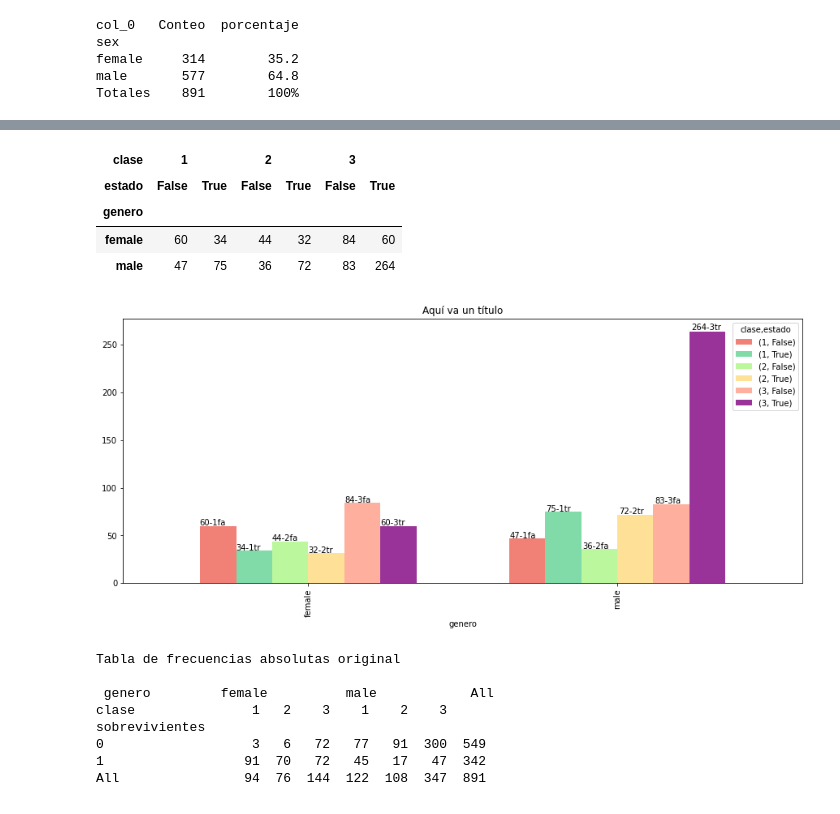
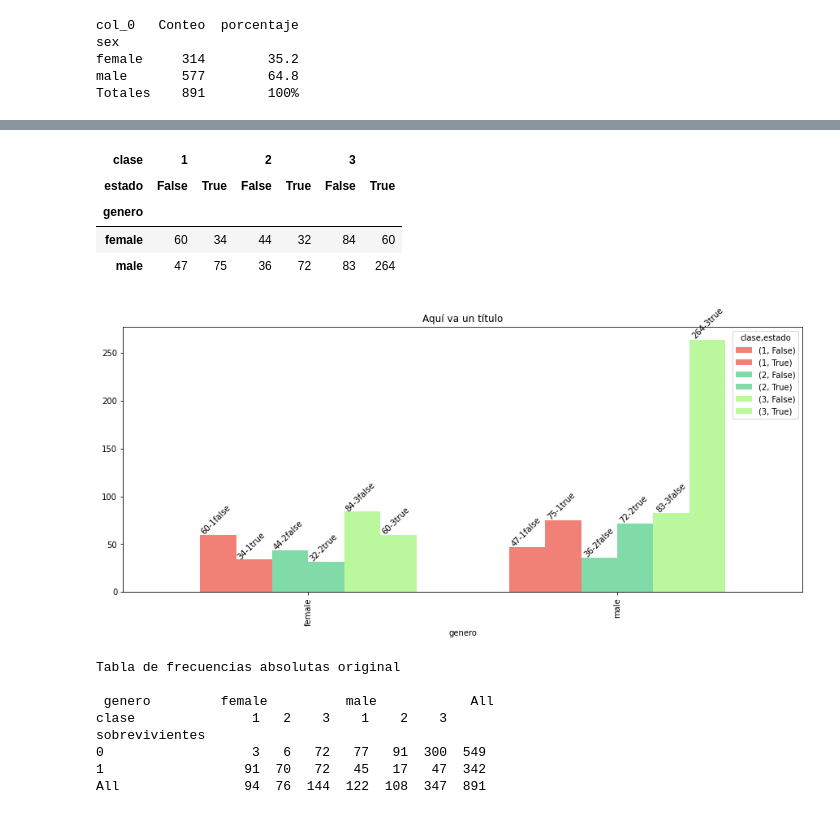
Before and after one commit to armandovl/funciones_descriptiva, a Jupyter notebook: tablas_distribucion_frecuencia_funcion_grafico.ipynb, the cells around one changed output, grey strips where cells are left out. Saved outputs shown, nothing was run; the diff lists cells and outputs as text; code cells hidden in the pictures.

```diff
--- a/tablas_distribucion_frecuencia_funcion_grafico.ipynb
+++ b/tablas_distribucion_frecuencia_funcion_grafico.ipynb
@@ -105,45 +106,40 @@ frec_ab
 #eliminar columnas totales ,solo una vez
 #frec_ab=frec_ab.drop(["total_columnas"],axis=0)
 #frec_ab=frec_ab.drop(["total_filas"],axis=1)
 
 ax=frec_ab.plot(kind="bar", #barh para horizontal
         title="Aquí va un título",
         alpha=0.8, #nivel de transparencia
         width=0.7, #ancho de las barras
         figsize=(15,6), #tamaño de la figura
         subplots=False, #poner True para dividir en varios gráficos
-        color=["#EE6055","#60D394","#AAF683","#FFD97D","#FF9B85","purple","pink","green"]
+        #color=["#EE6055","#60D394","#AAF683","#FFD97D","#FF9B85","purple","pink","green"]
+        color=["#EE6055","#EE6055","#60D394","#60D394","#AAF683","#AAF683"]#colores por clase
         );
 
 
 ######### solo lineas para colocar las anotaciones de los números
 # for p in ax.patches:
-#     ax.annotate(str(p.get_height()), (p.get_x() * 1.005, p.get_height() * 1.005))
-#     contador=contador+1
+#   ax.annotate(str(p.get_height()), (p.get_x() * 1.005, p.get_height() * 1.005))
+
 
 
 ########## anotaciones + etiquetas a mano
-n=["-1fa","-1fa","-1tr","-1tr","-2fa","-2fa","-2tr","-2tr","-3fa","-3fa","-3tr","-3tr"]
+n=["-1false","-1false","-1true","-1true","-2false","-2false","-2true","-2true","-3false","-3false","-3true","-3true"]
 contador=0
 
 for p in ax.patches:
-    ax.annotate(str(p.get_height())+ n[contador], (p.get_x() * 1.005, p.get_height() * 1.005))
+    ax.annotate(str(p.get_height())+ n[contador], (p.get_x() * 1.005, p.get_height() * 1.005),rotation=45)
     contador=contador+1
 
-##########anotaciones artesanales
-# n=["1f","1t","2f","2t","3f","3t"]
-# z=[-0.35,-0.20,-0.08,0.03,0.17,0.30]
-# for i, txt in enumerate(n):
-#     ax.annotate(txt, (z[i], 10))
-
 frec_ab
 # %% [output]
 | clase | 1 |  | 2 |  | 3 |  |
 | estado | False | True | False | True | False | True |
 | genero |  |  |  |  |  |  |
 | female | 60 | 34 | 44 | 32 | 84 | 60 |
 | male | 47 | 75 | 36 | 72 | 83 | 264 |
-[figure, old version]
+[figure, new version]
 # %%
 #bibliografía https://stackoverflow.com/questions/25447700/annotate-bars-with-values-on-pandas-bar-plots
 # %%
```
Also changed, not shown: parts of 1 cell of this notebook.
